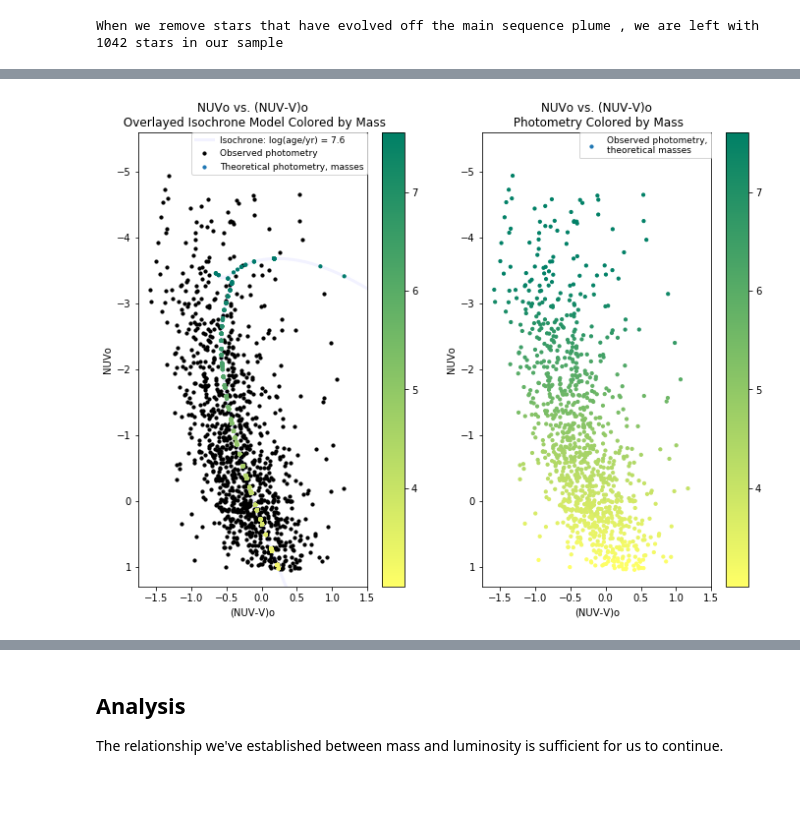
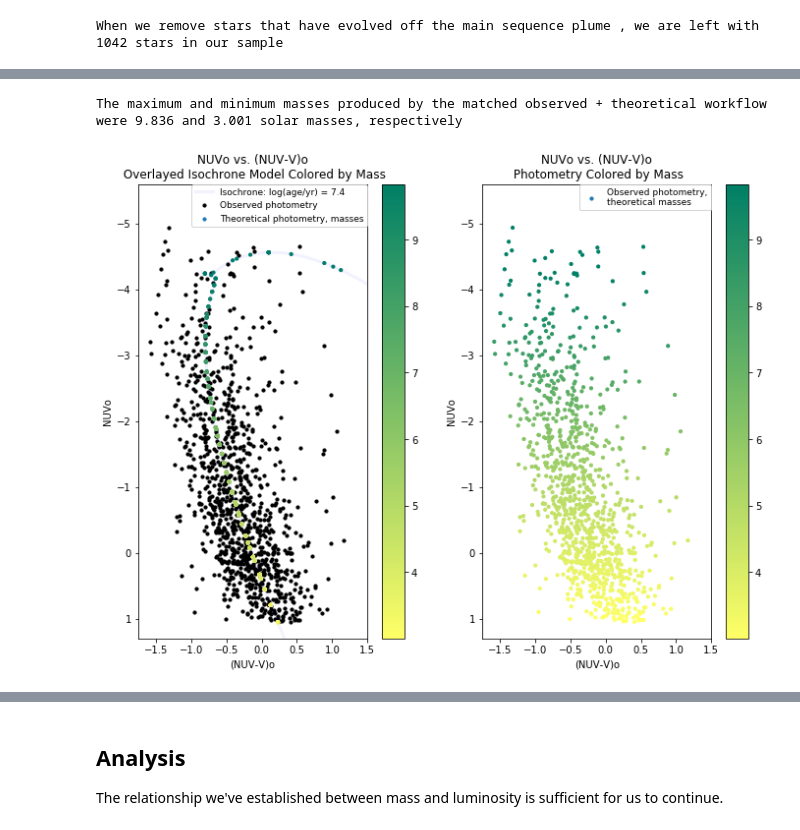
Before and after one commit to leahmfulmer/star-formation-smc-wing, a Jupyter notebook: notebooks/1.3 Isochrone Match.ipynb, the cells around one changed output, grey strips where cells are left out. Drawn from its saved outputs; the diff is of its cells as text; code cells hidden in the pictures; blank space fills up the shorter version.

```diff
--- a/notebooks/1.3 Isochrone Match.ipynb
+++ b/notebooks/1.3 Isochrone Match.ipynb
@@ -59,9 +66,9 @@ plt.show()
 # %%
 # Generalizing model variables
-model = model76
-model.nuv = model76.nuv
-model.v = model76.v
-model.nuv_v = model76.nuv_v
+model = model74
+model.nuv = model74.nuv
+model.v = model74.v
+model.nuv_v = model74.nuv_v
 # %%
 # Setting up variables for the observed-model match
 photometered_nuv = nuv
@@ -194,40 +201,47 @@ observed_model_match('../data/main_nuv_isochrone_match_model76', photometered_nu
 # %%
 # Uploading the cleaned file
-main_isochrone_match_76 = np.genfromtxt('../data/main_nuv_isochrone_match_model76_clean')
+main_isochrone_match_74 = np.genfromtxt('../data/main_nuv_isochrone_match_model74_clean')
 
 # Double-check
-# print(main_isochrone_match_76[:,25][0:5] + 1.7)
+# print(main_isochrone_match_74[:,25][0:5] + 1.7)
 # print(photometered_nuv_main[0:5])
 # %%
 # Define variables based on match (for color threshold)
 # Remeber to convert Vega --> AB on the model magnitudes
 photometered_nuv_main, model_nuv_main, model_v_main = \
-main_isochrone_match_76[:,0], main_isochrone_match_76[:,25] + 1.7, main_isochrone_match_76[:,28]
+main_isochrone_match_74[:,0], main_isochrone_match_74[:,25] + 1.7, main_isochrone_match_74[:,28]
 
 model_nuv_v_main = model_nuv_main - model_v_main
 
-age_main = main_isochrone_match_76[:,2]
-mass_main = main_isochrone_match_76[:,4]
-logL_main = main_isochrone_match_76[:,5]
+age_main = main_isochrone_match_74[:,2]
+mass_main = main_isochrone_match_74[:,4]
+logL_main = main_isochrone_match_74[:,5]
+
+print('The maximum and minimum masses produced by the matched observed + theoretical workflow were {} \
+and {} solar masses, respectively'.format(max(mass_main), min(mass_main)))
+# %% [output]
+The maximum and minimum masses produced by the matched observed + theoretical workflow were 9.836 and 3.001 solar masses, respectively
 # %%
 # Plot observed CMD with markers colored according to their associated theoretical mass.
 
 plt.figure(figsize=(11.5,8.5))
 plt.subplot(121)
 plt.scatter(nuv_v_main, nuv_main, color='black', label="Observed photometry", s=10, marker="o")
 plt.scatter(model_nuv_v_main, model_nuv_main, c=mass_main, label="Theoretical photometry, masses", s=10, marker="o", cmap="summer_r")
-plt.plot(model.nuv_v[model.nuv>=-4.7], model.nuv[model.nuv>=-4.7], color='blue', label='Isochrone: log(age/yr) = 7.6', linewidth=3, alpha=0.05)
+plt.plot(model.nuv_v[model.nuv>=-4.7], model.nuv[model.nuv>=-4.7], color='blue', label='Isochrone: log(age/yr) = 7.4', linewidth=3, alpha=0.05)
 
 smc.plt_nuv('NUVo vs. (NUV-V)o\n Overlayed Isochrone Model Colored by Mass', True)
 plt.xlim(-1.75, 1.5)
 plt.colorbar()
 
 plt.subplot(122)
 plt.scatter(nuv_v_main, nuv_main, c=mass_main, label="Observed photometry,\ntheoretical masses", s=10, marker="o", cmap="summer_r")
 smc.plt_nuv('NUVo vs. (NUV-V)o\n Photometry Colored by Mass', True)
 plt.xlim(-1.75, 1.5)
 plt.colorbar()
 
+plt.savefig("images/Isochrone_Mass_Definition.jpg")
+
 plt.show()
 # %% [output]
-[figure, old version]
+[figure, new version]
```
Also changed, not shown: parts of 19 cells of this notebook, 8 other files.
